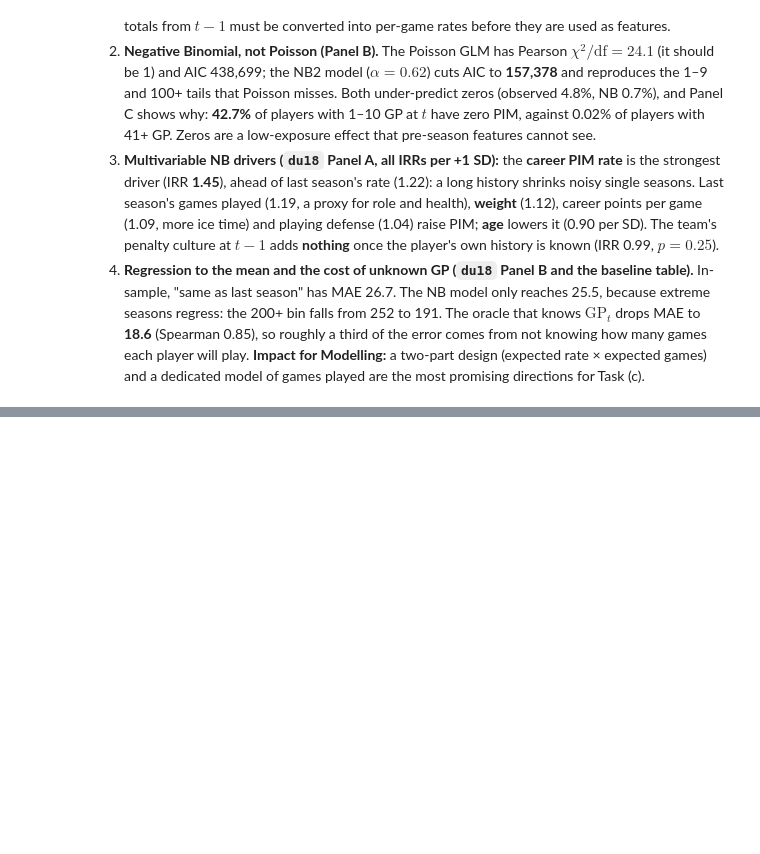
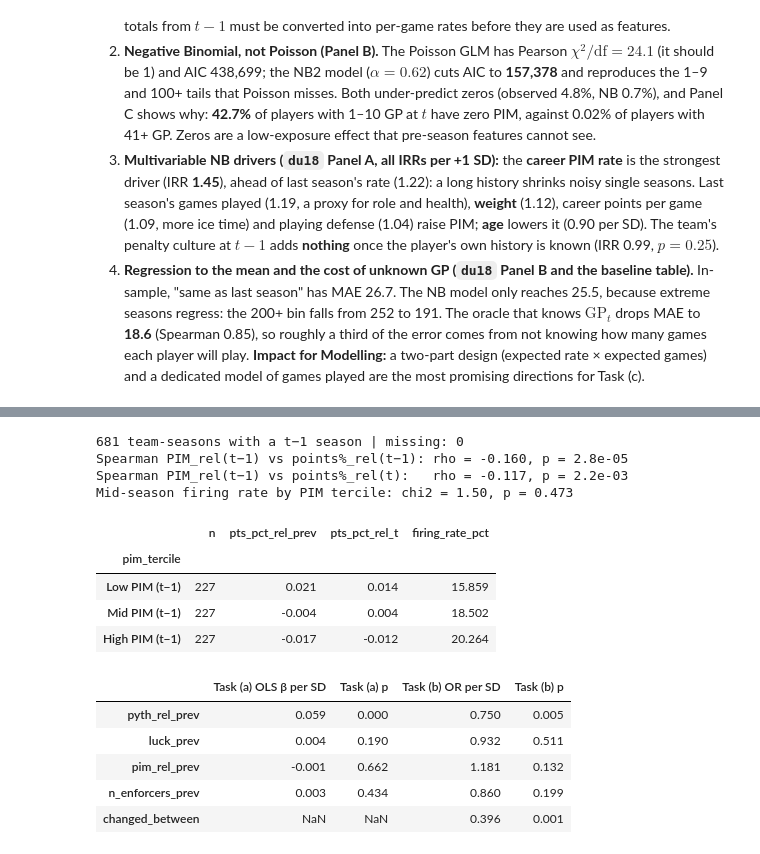
Before and after one commit to LuisBento2005/AC_DataMining, a Jupyter notebook: notebooks/02_statistical_analysis.ipynb, the cells around one changed output, grey strips where cells are left out. Saved outputs shown, nothing was run; the diff lists cells and outputs as text; code cells hidden in the pictures; blank space fills up the shorter version.

```diff
--- a/notebooks/02_statistical_analysis.ipynb
+++ b/notebooks/02_statistical_analysis.ipynb
@@ -1188,0 +1195,59 @@ plt.show()
+# %%
+# Team penalty profile at t-1 (leak-free), joined to the team-season dataset
+enf = q("""
+SELECT s.year, t.franchID, SUM(CASE WHEN s.PIM >= 200 THEN 1 ELSE 0 END) AS n_enforcers
+FROM Scoring s
+JOIN Teams t ON t.year = s.year AND t.lgID = s.lgID AND t.tmID = s.tmID
+WHERE s.lgID = 'NHL' AND s.year >= 1981
+GROUP BY s.year, t.franchID
+""")
+league_pim = q("SELECT year, SUM(PIM) * 1.0 / SUM(G) AS league_pim_pg FROM Teams WHERE lgID = 'NHL' AND year >= 1981 GROUP BY year") \
+    .set_index("year")["league_pim_pg"]   # from 1981, so the 1982 rows also get a t-1 league rate
+
+xt = df.dropna(subset=["pts_pct_rel_prev"]).copy()
+xt = xt.merge(enf.rename(columns={"year": "prev_year", "n_enforcers": "n_enforcers_prev"}),
+              on=["prev_year", "franchID"], how="left")
+xt["pim_rel_prev"] = xt["pim_pg_prev"] - xt["prev_year"].map(league_pim)
+xt["pyth_rel_prev"] = xt["pyth_pct_prev"] - xt.groupby("year")["pyth_pct_prev"].transform("mean")
+xt["pim_tercile"] = pd.qcut(xt["pim_rel_prev"], 3, labels=["Low PIM (t−1)", "Mid PIM (t−1)", "High PIM (t−1)"])
+print(f"{len(xt)} team-seasons with a t−1 season | missing: {xt[['pim_rel_prev', 'n_enforcers_prev']].isna().sum().sum()}")
+
+# 1. Raw links
+rho_prev = stats.spearmanr(xt["pim_rel_prev"], xt["pts_pct_rel_prev"])
+rho_t    = stats.spearmanr(xt["pim_rel_prev"], xt["pts_pct_rel"])
+ct_pim = pd.crosstab(xt["pim_tercile"], xt["changed_during"])
+chi2_pim, p_chi2_pim, _, _ = stats.chi2_contingency(ct_pim)
+print(f"Spearman PIM_rel(t−1) vs points%_rel(t−1): rho = {rho_prev.statistic:+.3f}, p = {rho_prev.pvalue:.1e}")
+print(f"Spearman PIM_rel(t−1) vs points%_rel(t):   rho = {rho_t.statistic:+.3f}, p = {rho_t.pvalue:.1e}")
+print(f"Mid-season firing rate by PIM tercile: chi2 = {chi2_pim:.2f}, p = {p_chi2_pim:.3f}")
+tercile_tbl = xt.groupby("pim_tercile", observed=True).agg(
+    n=("changed_during", "size"), pts_pct_rel_prev=("pts_pct_rel_prev", "mean"),
+    pts_pct_rel_t=("pts_pct_rel", "mean"), firing_rate_pct=("changed_during", lambda s: 100 * s.mean()))
+display(tercile_tbl.round(3))
+
+# 2. Controlled models (standardised predictors, so effects are per 1 SD)
+Z_x = xt[["pyth_rel_prev", "luck_prev", "pim_rel_prev", "n_enforcers_prev"]].apply(lambda s: (s - s.mean()) / s.std())
+ols_x = sm.OLS(xt["pts_pct_rel"], sm.add_constant(Z_x)).fit(cov_type="HC3")
+logit_x = sm.Logit(xt["changed_during"],
+                   sm.add_constant(Z_x.assign(changed_between=xt["changed_between"].astype(float)))).fit(disp=0)
+coef_x = pd.DataFrame({
+    "Task (a) OLS β per SD": ols_x.params, "Task (a) p": ols_x.pvalues,
+    "Task (b) OR per SD": np.exp(logit_x.params), "Task (b) p": logit_x.pvalues,
+}).drop(index="const").loc[["pyth_rel_prev", "luck_prev", "pim_rel_prev", "n_enforcers_prev", "changed_between"]]
+display(coef_x.round(3))
+# %% [output]
+681 team-seasons with a t−1 season | missing: 0
+Spearman PIM_rel(t−1) vs points%_rel(t−1): rho = -0.160, p = 2.8e-05
+Spearman PIM_rel(t−1) vs points%_rel(t):   rho = -0.117, p = 2.2e-03
+Mid-season firing rate by PIM tercile: chi2 = 1.50, p = 0.473
+|  | n | pts_pct_rel_prev | pts_pct_rel_t | firing_rate_pct |
+| pim_tercile |  |  |  |  |
+| Low PIM (t−1) | 227 | 0.021 | 0.014 | 15.859 |
+| Mid PIM (t−1) | 227 | -0.004 | 0.004 | 18.502 |
+| High PIM (t−1) | 227 | -0.017 | -0.012 | 20.264 |
+|  | Task (a) OLS β per SD | Task (a) p | Task (b) OR per SD | Task (b) p |
+| pyth_rel_prev | 0.059 | 0.000 | 0.750 | 0.005 |
+| luck_prev | 0.004 | 0.190 | 0.932 | 0.511 |
+| pim_rel_prev | -0.001 | 0.662 | 1.181 | 0.132 |
+| n_enforcers_prev | 0.003 | 0.434 | 0.860 | 0.199 |
+| changed_between | NaN | NaN | 0.396 | 0.001 |
```
Also changed, not shown: parts of 4 cells of this notebook, 3 other files.
